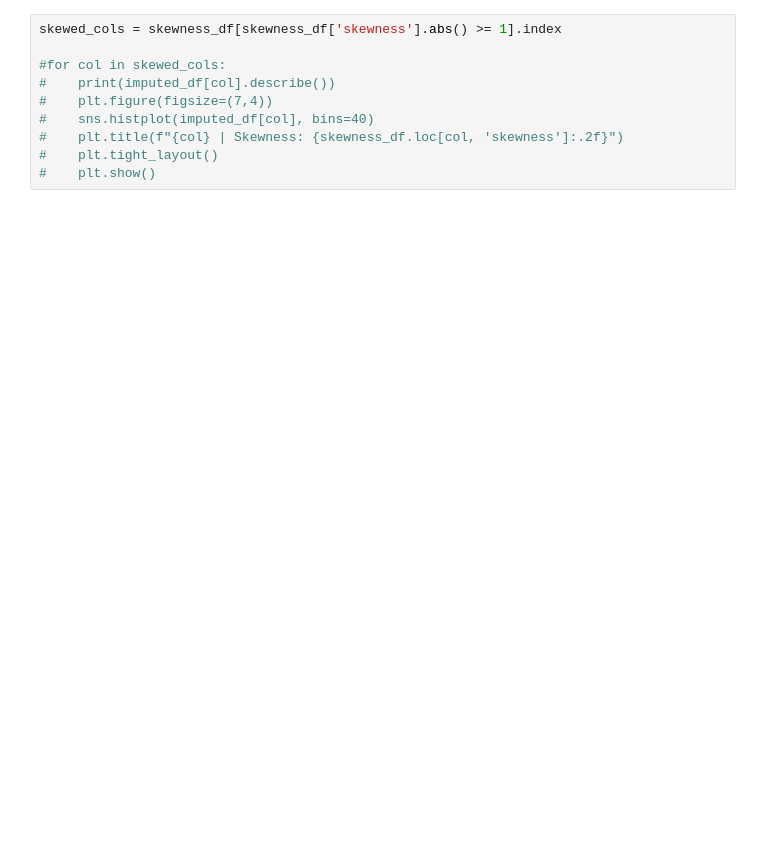
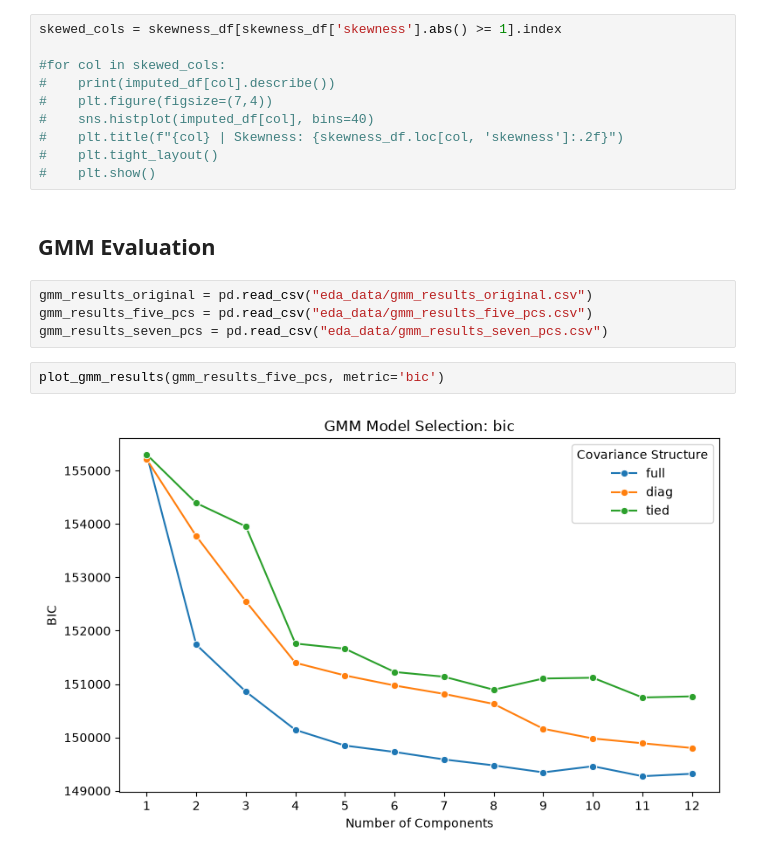
Before and after one commit to Ransommac13/mads_milestone_two, a Jupyter notebook: src/unsupervised_clustering/unsupervised_eda.ipynb, the cells around one changed output. Cells and saved outputs as stored; diff of their text form; blank space fills up the shorter version.

```diff
--- a/src/unsupervised_clustering/unsupervised_eda.ipynb
+++ b/src/unsupervised_clustering/unsupervised_eda.ipynb
@@ -68,3 +73,13 @@ skewed_cols = skewness_df[skewness_df['skewness'].abs() >= 1].index
 #    plt.title(f"{col} | Skewness: {skewness_df.loc[col, 'skewness']:.2f}")
 #    plt.tight_layout()
 #    plt.show()
+# %% [markdown]
+## GMM Evaluation
+# %%
+gmm_results_original = pd.read_csv("eda_data/gmm_results_original.csv")
+gmm_results_five_pcs = pd.read_csv("eda_data/gmm_results_five_pcs.csv")
+gmm_results_seven_pcs = pd.read_csv("eda_data/gmm_results_seven_pcs.csv")
+# %%
+plot_gmm_results(gmm_results_five_pcs, metric='bic')
+# %% [output]
+[figure, added]
```
Also changed, not shown: parts of 7 cells of this notebook, 6 other files.
